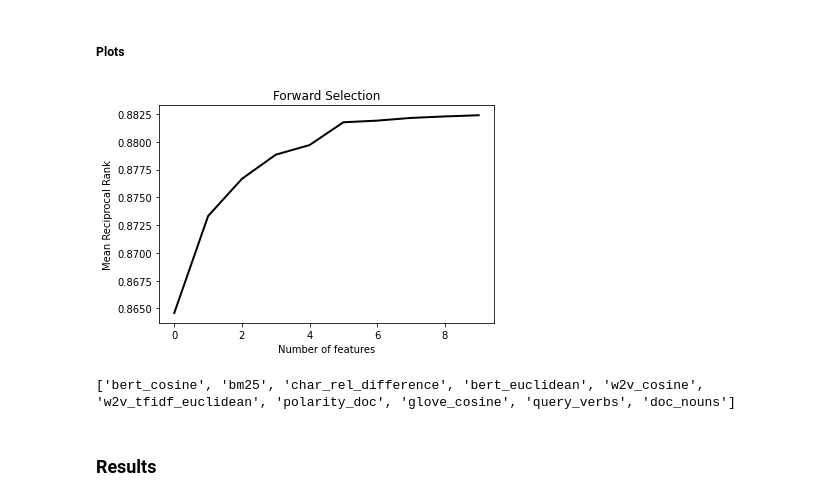
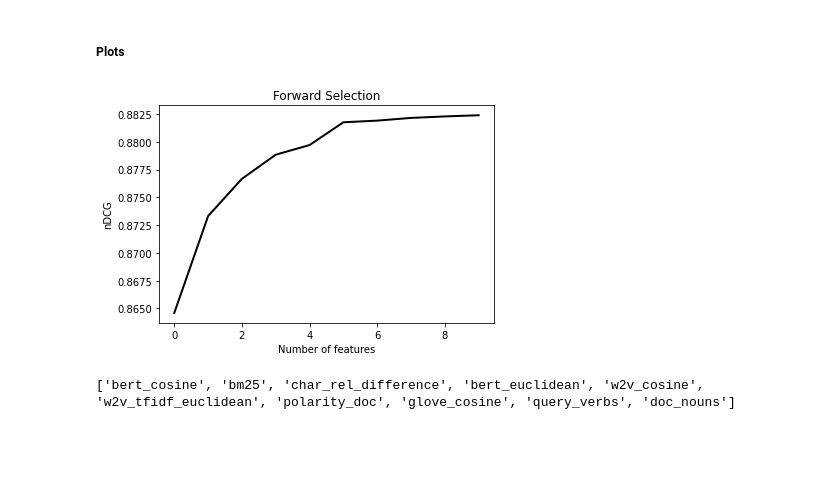
Before and after one commit to tim-grams/Retriever, a Jupyter notebook: notebooks/feature_selection.ipynb, the cells around one changed output. Drawn from its saved outputs; the diff is of its cells as text; code cells hidden in the pictures; blank space fills up the shorter version.

```diff
--- a/notebooks/feature_selection.ipynb
+++ b/notebooks/feature_selection.ipynb
@@ -189,0 +192,2 @@ MRR: 0.8823923863263119
+# %%
+features, performances = pipeline.forward_selection('ada', 0, name='select_ada')
@@ -194,12 +216,10 @@ import matplotlib.pyplot as plt
 # %%
 plt.plot(performances, linewidth=2.0, color='black')
 plt.title('Forward Selection')
-plt.ylabel('Mean Reciprocal Rank')
+plt.ylabel('nDCG')
 plt.xlabel('Number of features')
 plt.show()
 print(features)
 # %% [output]
-[figure, old version]
+[figure, new version]
 ['bert_cosine', 'bm25', 'char_rel_difference', 'bert_euclidean', 'w2v_cosine', 'w2v_tfidf_euclidean', 'polarity_doc', 'glove_cosine', 'query_verbs', 'doc_nouns']
-# %% [markdown]
-### Results
```
Also changed, not shown: parts of 5 cells of this notebook, 9 other files.
